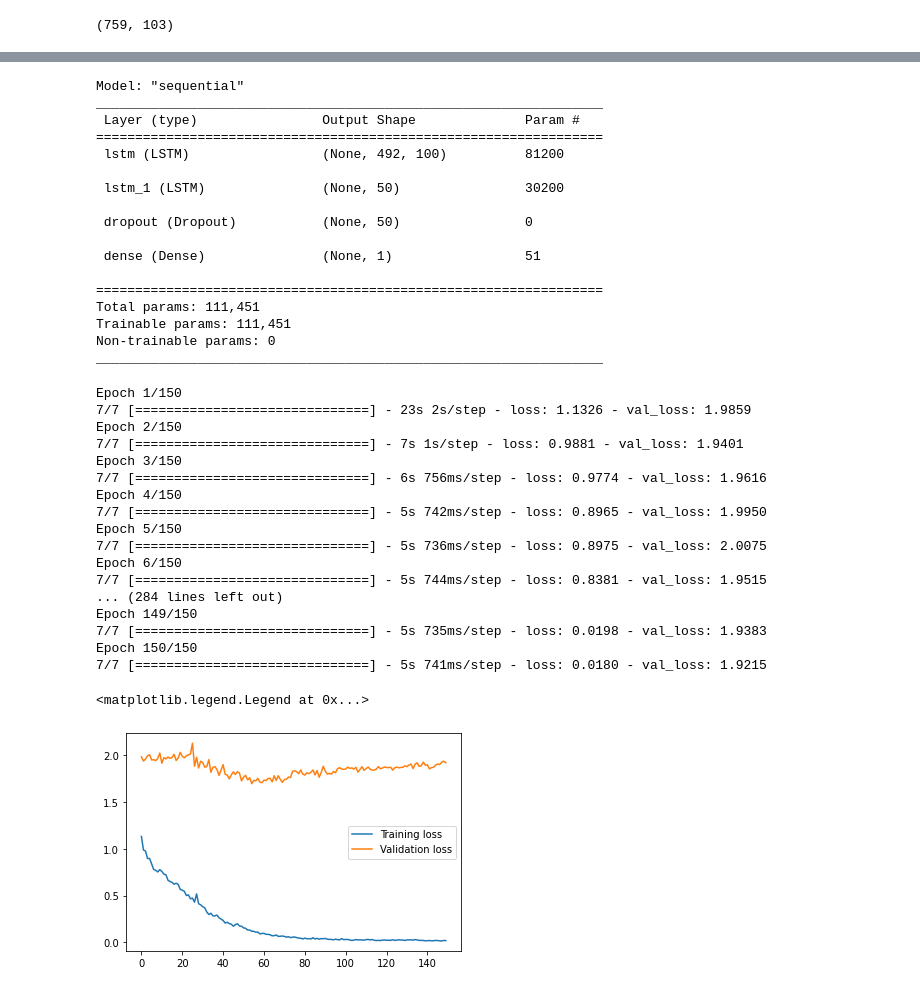
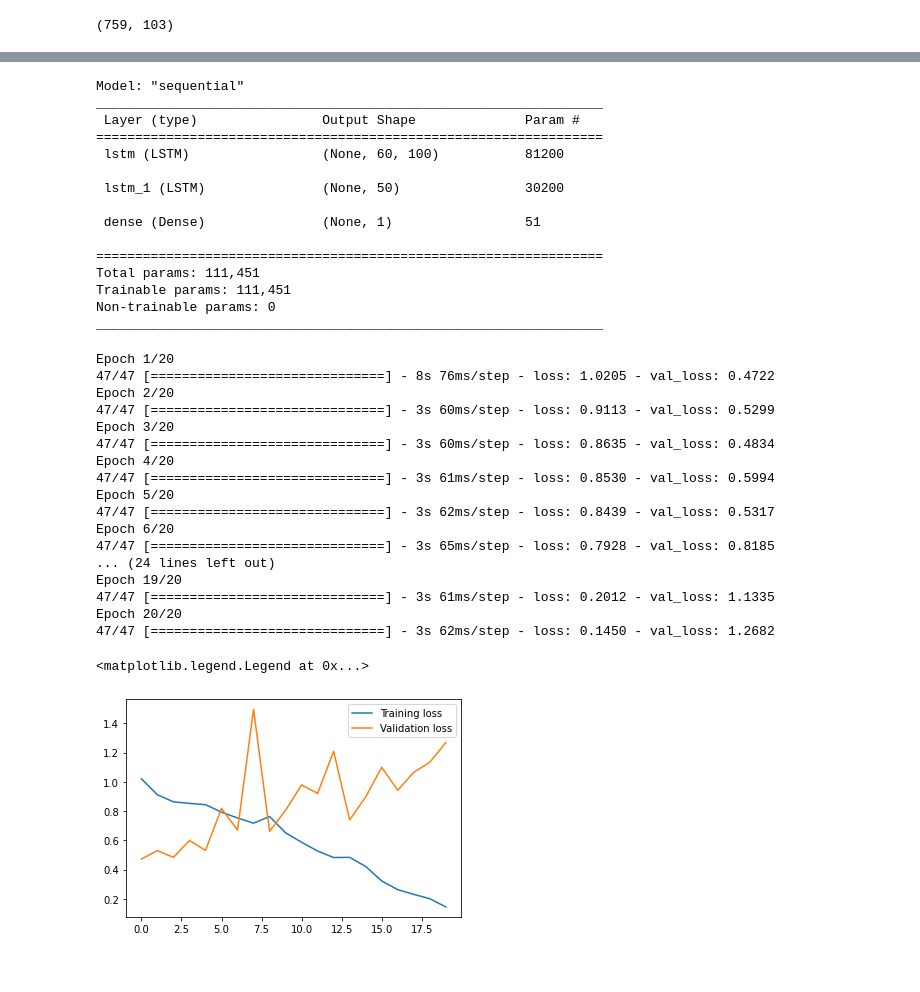
Before and after one commit to caiobaptistaa/Econometria-4_PUC-Rio, a Jupyter notebook: LSTM_Recurrent_Neural_Net.ipynb, the cells around one changed output, grey strips where cells are left out. Cells and saved outputs as stored; diff of their text form; code cells hidden in the pictures.

```diff
--- a/LSTM_Recurrent_Neural_Net.ipynb
+++ b/LSTM_Recurrent_Neural_Net.ipynb
@@ -160,9 +160,9 @@ data_scaled.head()
 | 3 | 0.259428 | 0.684474 | 1.098159 | 0.192411 | 1.269502 | 0.634015 | 0.695548 | 0.301886 | 0.549919 | -0.168308 | ... |
 | 4 | 0.040563 | 0.089112 | 0.126122 | 0.272218 | -0.090415 | 0.509694 | 0.468853 | -0.598044 | 0.158181 | -1.078988 | ... |
 # %%
-SP500_new = pd.DataFrame(data_scaled["S&P 500"].copy())
-data_scaled = data_scaled.drop(columns = "S&P 500")
-data_new = SP500_new.merge(data_scaled, left_index= True, right_index = True)
+SP500_new = pd.DataFrame(data_scaled_df["S&P 500"].copy())
+data_scaled_df = data_scaled_df.drop(columns = "S&P 500")
+data_new = SP500_new.merge(data_scaled_df, left_index= True, right_index = True)
 data_new.head()
 # %% [output]
 |  | S&P 500 | RPI | W875RX1 | DPCERA3M086SBEA | RETAILx | INDPRO | IPFPNSS | IPFINAL | IPCONGD | IPDCONGD | ... |
@@ -192,3 +192,11 @@ data_new.shape
 (759, 103)
 # %%
 data_new = data_new.to_numpy()
+# %%
+test_lenght = 181
+train_lenght = len(data_new) - test_lenght
+
+data_train = data_new[0:train_lenght, :]
+
+data_test = data_new[train_lenght:len(data_new), :]
+data_train.shape, data_test.shape
@@ -197,14 +207,14 @@ trainX = []
 trainY = []
 
 n_future = 1
-n_past = 492
+n_past = 60
 
-for i in range(n_past, len(data_new) - n_future +1):
-    trainX.append(data_new[i - n_past:i, 1:data_new.shape[1]])
-    trainY.append(data_new[i + n_future - 1:i + n_future, 0])
+for i in range(n_past, len(data_train) - n_future +1):
+    trainX.append(data_train[i - n_past:i, 1:data_train.shape[1]])
+    trainY.append(data_train[i + n_future - 1:i + n_future, 0])
 
 trainX, trainY = np.array(trainX), np.array(trainY)
 
-print('trainX shape == {}.'.format(trainX.shape))
-print('trainY shape == {}.'.format(trainY.shape))
+print('X shape == {}.'.format(trainX.shape))
+print('Y shape == {}.'.format(trainY.shape))
 # %% [output]
@@ -215,8 +244,8 @@ from tensorflow import keras
 # %%
 model = Sequential()
-model.add(LSTM(100, input_shape=(trainX.shape[1], trainX.shape[2]), return_sequences=True))
-model.add(LSTM(50, return_sequences=False))
-model.add(Dropout(0.2))
+model.add(LSTM(100, activation = "relu", input_shape=(trainX.shape[1], trainX.shape[2]), return_sequences=True))
+model.add(LSTM(50, activation = "relu", return_sequences= False))
+#model.add(Dropout(0.1))
 model.add(Dense(trainY.shape[1]))
 
 opt = keras.optimizers.Adam(learning_rate=0.01)
@@ -227,11 +256,9 @@ Model: "sequential"
 _________________________________________________________________
  Layer (type)                Output Shape              Param #
 =================================================================
- lstm (LSTM)                 (None, 492, 100)          81200
+ lstm (LSTM)                 (None, 60, 100)           81200
 
  lstm_1 (LSTM)               (None, 50)                30200
-
- dropout (Dropout)           (None, 50)                0
 
  dense (Dense)               (None, 1)                 51
 
@@ -242,29 +269,29 @@ Non-trainable params: 0
 _________________________________________________________________
 # %%
 # fit the model
-history = model.fit(trainX, trainY, epochs=150, batch_size=36, validation_split=0.1, verbose=1)
+history = model.fit(trainX, trainY, epochs=20, batch_size=10, validation_split=0.1, verbose=1)
 
 plt.plot(history.history['loss'], label='Training loss')
 plt.plot(history.history['val_loss'], label='Validation loss')
 plt.legend()
 # %% [output]
-Epoch 1/150
-7/7 [==============================] - 23s 2s/step - loss: 1.1326 - val_loss: 1.9859
-Epoch 2/150
-7/7 [==============================] - 7s 1s/step - loss: 0.9881 - val_loss: 1.9401
-Epoch 3/150
-7/7 [==============================] - 6s 756ms/step - loss: 0.9774 - val_loss: 1.9616
-Epoch 4/150
-7/7 [==============================] - 5s 742ms/step - loss: 0.8965 - val_loss: 1.9950
-Epoch 5/150
-7/7 [==============================] - 5s 736ms/step - loss: 0.8975 - val_loss: 2.0075
-Epoch 6/150
-7/7 [==============================] - 5s 744ms/step - loss: 0.8381 - val_loss: 1.9515
-... (284 lines left out)
-Epoch 149/150
-7/7 [==============================] - 5s 735ms/step - loss: 0.0198 - val_loss: 1.9383
-Epoch 150/150
-7/7 [==============================] - 5s 741ms/step - loss: 0.0180 - val_loss: 1.9215
+Epoch 1/20
+47/47 [==============================] - 8s 76ms/step - loss: 1.0205 - val_loss: 0.4722
+Epoch 2/20
+47/47 [==============================] - 3s 60ms/step - loss: 0.9113 - val_loss: 0.5299
+Epoch 3/20
+47/47 [==============================] - 3s 60ms/step - loss: 0.8635 - val_loss: 0.4834
+Epoch 4/20
+47/47 [==============================] - 3s 61ms/step - loss: 0.8530 - val_loss: 0.5994
+Epoch 5/20
+47/47 [==============================] - 3s 62ms/step - loss: 0.8439 - val_loss: 0.5317
+Epoch 6/20
+47/47 [==============================] - 3s 65ms/step - loss: 0.7928 - val_loss: 0.8185
+... (24 lines left out)
+Epoch 19/20
+47/47 [==============================] - 3s 61ms/step - loss: 0.2012 - val_loss: 1.1335
+Epoch 20/20
+47/47 [==============================] - 3s 62ms/step - loss: 0.1450 - val_loss: 1.2682
 <matplotlib.legend.Legend at 0x...>
-[figure, old version]
+[figure, new version]
 # %%
```
Also changed, not shown: parts of 27 cells of this notebook.
